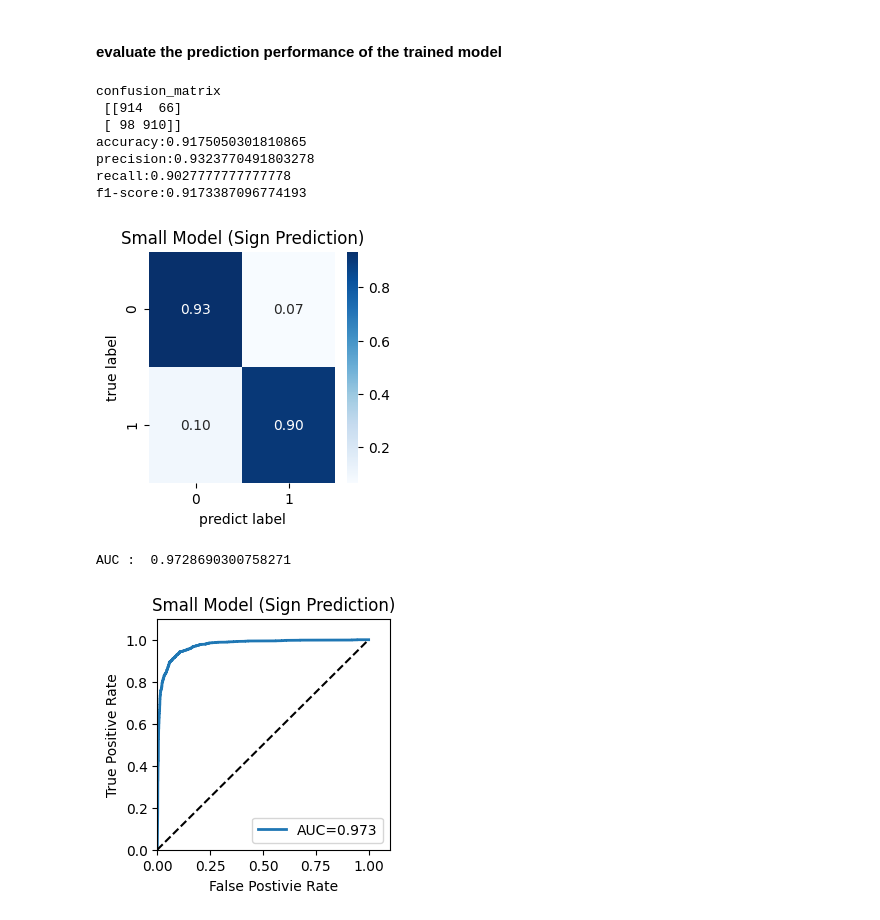
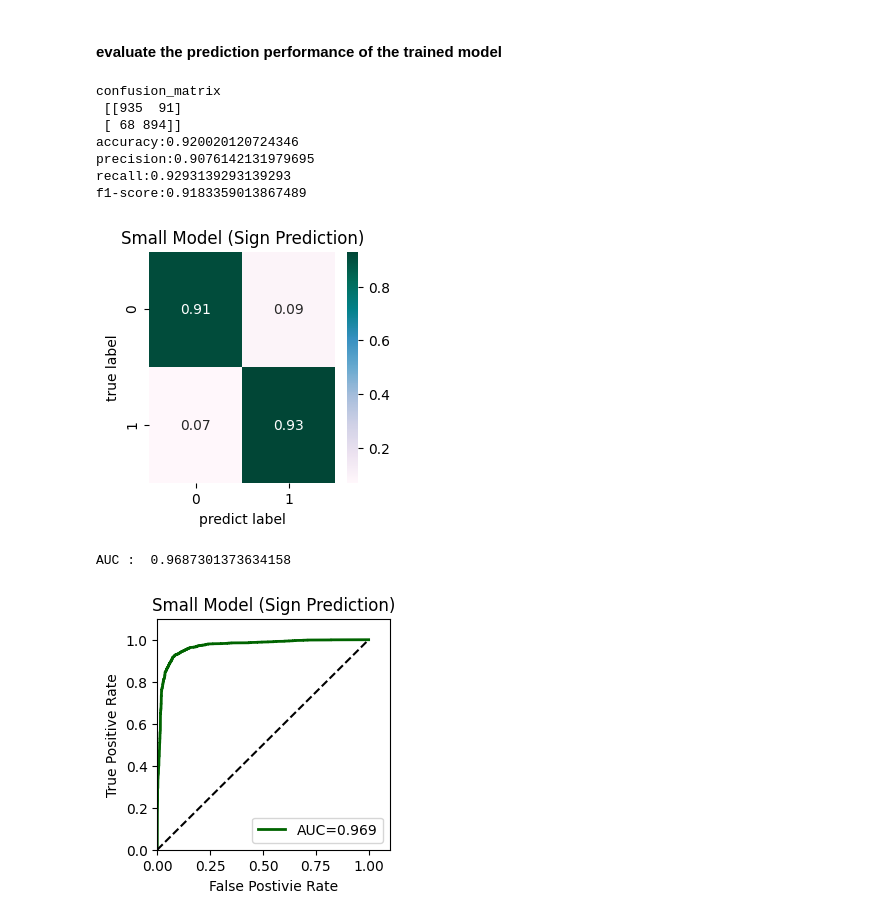
Before and after one commit to Liuzhe30/Methven, a Jupyter notebook: experiment/01-evaluate-performance.ipynb, the cells around one changed output. Drawn from its saved outputs; the diff is of its cells as text; code cells hidden in the pictures.

```diff
--- a/experiment/01-evaluate-performance.ipynb
+++ b/experiment/01-evaluate-performance.ipynb
@@ -10,47 +10,47 @@ import matplotlib.pyplot as plt
 %matplotlib inline
 # %%
 # load datasets
-y_true = np.load('../model/pred_results/small/label.npy')
-y_pred = np.load('../model/pred_results/small/predict.npy')
+y_true = np.load('../model/pred_results/small_label.npy')
+y_pred = np.load('../model/pred_results/small_predict.npy')
 
 y_score = y_pred.argmax(axis=1)
 test_label = y_true.argmax(axis=1)
 y_score_pro = y_pred # (212, 2)
 y_one_hot = y_true
 y_score_one_hot = to_categorical(y_score)
 
 obj1 = confusion_matrix(test_label, y_score)
 print('confusion_matrix\n', obj1)
 print('accuracy:{}'.format(accuracy_score(test_label, y_score)))
 print('precision:{}'.format(precision_score(test_label, y_score)))
 print('recall:{}'.format(recall_score(test_label, y_score)))
 print('f1-score:{}'.format(f1_score(test_label, y_score)))
 
 # update confusion matrix
 sum_all1 = obj1[0][0] + obj1[0][1]
 sum_all2 = obj1[1][0] + obj1[1][1]
 new_obj = np.array(
     [
         [float(obj1[0][0])/sum_all1, float(obj1[0][1])/sum_all1],
         [float(obj1[1][0])/sum_all2, float(obj1[1][1])/sum_all2]
     ]
 )
 ax = plt.subplots(figsize=(3,3))
-sns.heatmap(new_obj, fmt='.2f', cmap='Blues', annot=True)
+sns.heatmap(new_obj, fmt='.2f', cmap='PuBuGn', annot=True)
 plt.ylabel("true label")
 plt.xlabel("predict label")
 plt.title('Small Model (Sign Prediction)')
 plt.savefig('images/performance/cm-small.png',dpi=300, bbox_inches = 'tight')
 plt.show()
 # %% [output]
 confusion_matrix
- [[914  66]
- [ 98 910]]
-accuracy:0.9175050301810865
-precision:0.9323770491803278
-recall:0.9027777777777778
-f1-score:0.9173387096774193
+ [[935  91]
+ [ 68 894]]
+accuracy:0.920020120724346
+precision:0.9076142131979695
+recall:0.9293139293139293
+f1-score:0.9183359013867489
-[figure, old version]
+[figure, new version]
 # %%
 from sklearn.metrics import roc_curve, auc
 fpr_xgb, tpr_xgb, thresholds = roc_curve(y_one_hot.ravel(),y_score_pro.ravel())
@@ -58,7 +58,7 @@ auc_xgb = auc(fpr_xgb, tpr_xgb)
 print("AUC : ", auc_xgb)
 ax = plt.subplots(figsize=(3,3))
 plt.title('Small Model (Sign Prediction)')
-plt.plot(fpr_xgb, tpr_xgb, linewidth = 2,label='AUC=%.3f' % auc_xgb)
+plt.plot(fpr_xgb, tpr_xgb, linewidth = 2,label='AUC=%.3f' % auc_xgb,color='#006400')
 plt.plot([0,1],[0,1], 'k--')
 plt.axis([0,1.1,0,1.1])
 plt.xlabel('False Postivie Rate')
@@ -67,7 +67,7 @@ plt.legend(loc="lower right")
 plt.savefig('images/performance/auc-small.png',dpi=300, bbox_inches = 'tight')
 plt.show()
 # %% [output]
-AUC :  0.9728690300758271
+AUC :  0.9687301373634158
-[figure, old version]
+[figure, new version]
 # %%
 # load datasets
```
Also changed, not shown: parts of 2 cells of this notebook.
